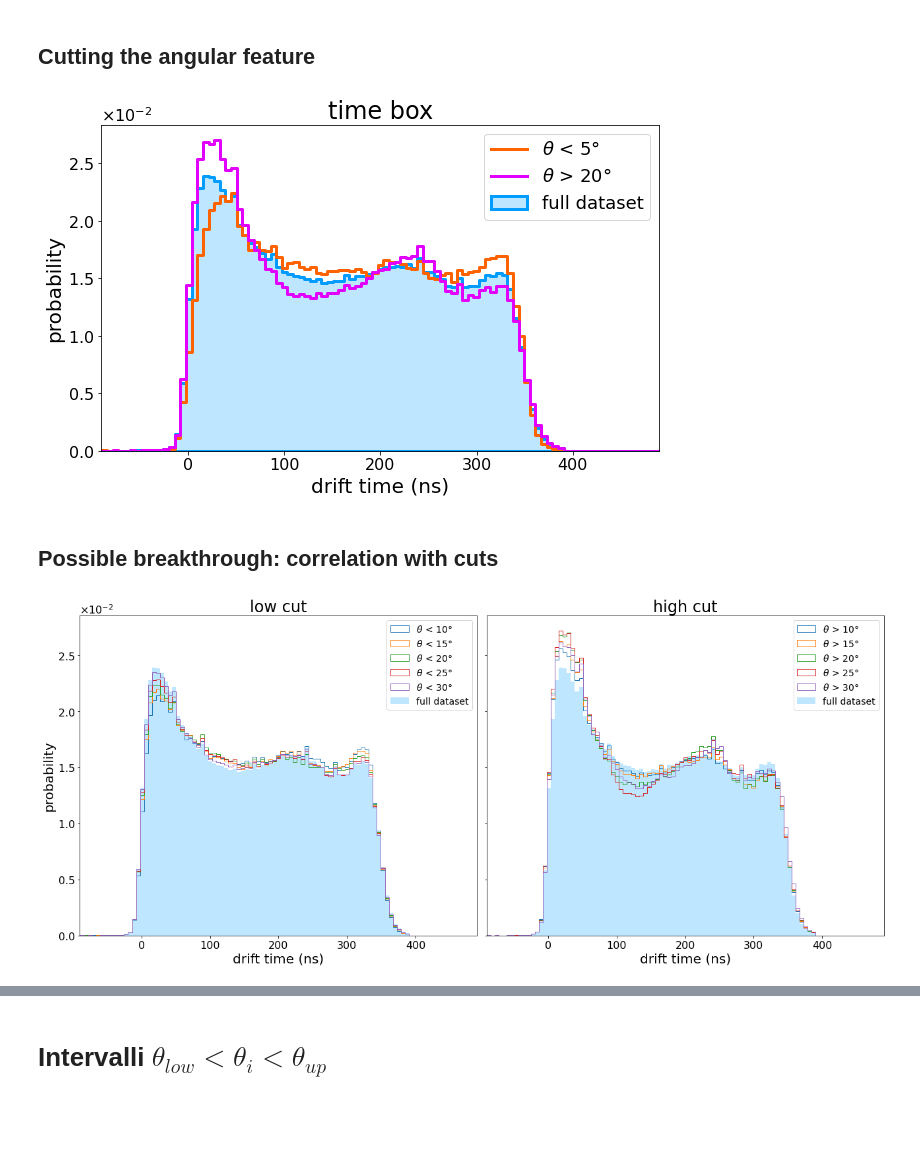
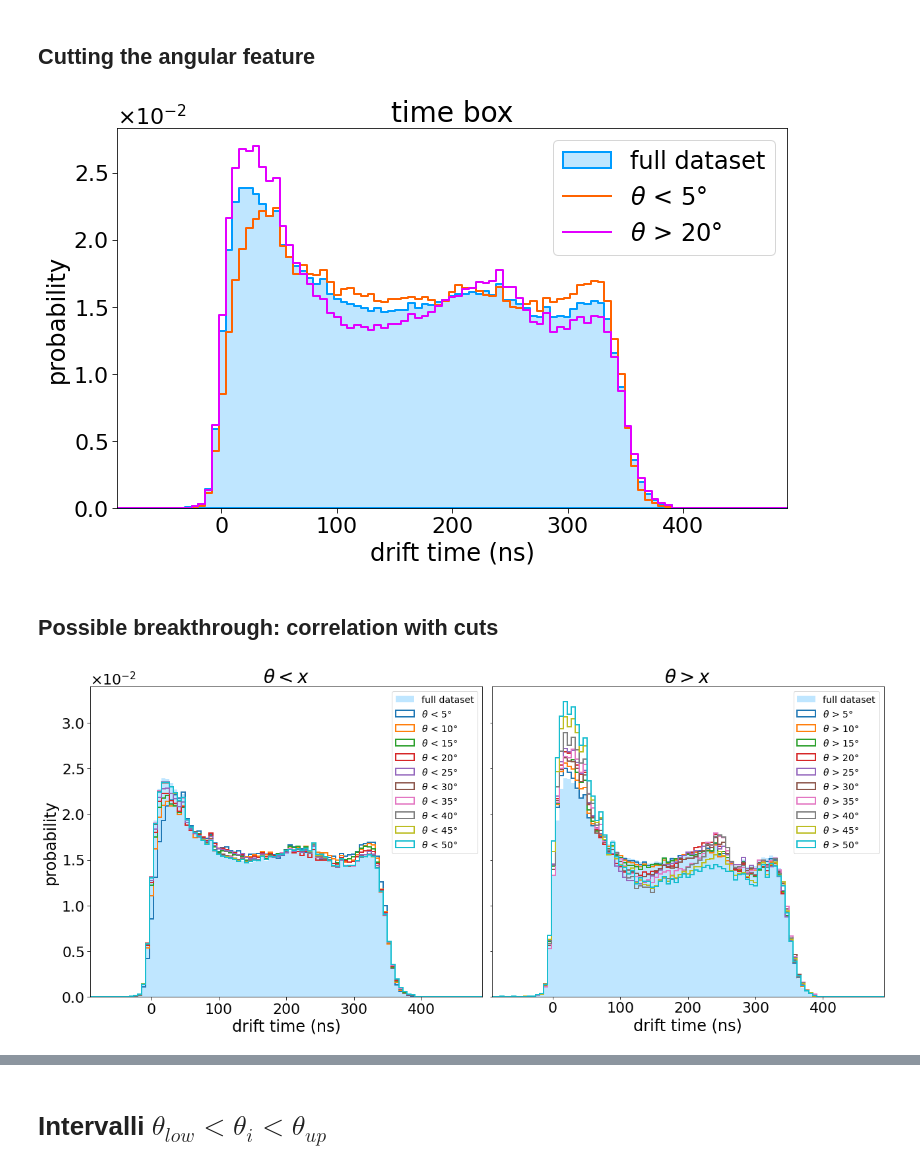
Before and after one commit to GiacomoFrn/Advanced-DQM-for-DT-detector, a Jupyter notebook: correlations/correlations_eda_54.ipynb, the cells around one changed output, grey strips where cells are left out. Cells and saved outputs as stored; diff of their text form; code cells hidden in the pictures; blank space fills up the shorter version.

```diff
--- a/correlations/correlations_eda_54.ipynb
+++ b/correlations/correlations_eda_54.ipynb
@@ -17,8 +17,12 @@ from matplotlib.ticker import ScalarFormatter
+# %%
+PLOT_PATH   = "./plots/"
+PLOT_PREFIX = "correlations_"
+PLOT_EXT    = ".png"
 # %% [markdown]
 ## Brief data inspection
 # %%
 # path to data file
-FILE_NAME = "../data/RUN000054_1_channels.h5"
+FILE_NAME = "../data/RUN0000541_channels.h5"
 
 # get keys
 f = h5py.File(FILE_NAME, "r")
@@ -33,7 +37,7 @@ df = pd.concat(
 )
 
 # rename columns
-df = df.rename(columns={"CH":"ch", "HIT_DRIFT_TIME":"drift_time", "THETA":"theta"})
+df = df.rename(columns={"CH":"ch", "HIT_DRIFT_TIME":"drift_time", "THETA":"theta", "D_WIRE_HIT":"d_wire"})
 
 print(f"Shape: {df.shape}")
 print(f'Features: {list(df.columns)}')
@@ -161,11 +257,11 @@ cut_1 = np.abs(df.theta) < 5
 cut_2 = np.abs(df.theta) > 20
 
 
-fig, ax = plt.subplots(figsize=(10,6))
+fig, ax = plt.subplots(figsize=(12,7))
 
-ax.set_title("time box")
-ax.set_xlabel("drift time (ns)")
-ax.set_ylabel("probability")        # using probability instead of density
+ax.set_title("time box", fontsize=28)
+ax.set_xlabel("drift time (ns)", fontsize=24)
+ax.set_ylabel("probability", fontsize=24)        # using probability instead of density
 
 ax.set_xlim(bins[0], bins[-1])
 
@@ -179,7 +275,7 @@ sns.histplot(
     fill      = True,
     color     = "#aadeff",
     edgecolor = "#009cff",
-    linewidth = 3,
+    linewidth = 2,
     label     = "full dataset",
     ax        = ax
 )
@@ -192,7 +288,7 @@ sns.histplot(
     element   = "step",
     fill      = False,
     color     = "#ff6300",
-    linewidth = 3,
+    linewidth = 2,
     label     = r"$\theta$ < 5°",
     ax        = ax
 )
@@ -205,7 +301,7 @@ sns.histplot(
     element   = "step",
     fill      = False,
     color     = "#e200ff",
-    linewidth = 3,
+    linewidth = 2,
     label     = r"$\theta$ > 20°",
     ax        = ax
 )
@@ -215,12 +311,19 @@ sns.histplot(
 # exponential y ticks
 ax.yaxis.set_major_formatter(ScalarFormatter(useMathText=True))
 ax.ticklabel_format(axis = 'y', style = 'sci', scilimits = (0,0))
+ax.yaxis.get_offset_text().set_fontsize(22)
+ax.tick_params(axis="both", which="major", labelsize=22, length=5)
 
-ax.legend(fontsize=18)
+
+
+ax.legend(fontsize=24)
+
+PLOT_NAME = "simple_cut"
+fig.savefig(PLOT_PATH+PLOT_PREFIX+PLOT_NAME+PLOT_EXT, dpi=300)
 
 plt.show()
 # %% [output]
-[figure, old version]
+[figure, new version]
 # %% [markdown]
 ## Possible breakthrough: correlation with cuts
 # %%
@@ -236,17 +339,7 @@ def normalize(hist):
     return (hist / np.sum(hist))
 # %%
 # list of selected values of theta
-thetas = [
-    # 5,
-    10,
-    15,
-    20,
-    25,
-    30,
-    # 35,
-    # 40,
-]
-# thetas = [ 10,20,30,40 ]
+thetas = np.arange(5, 55, 5)
 
 # create a list of masks (cuts) that slices data if theta is less than the selected value
 low_cuts = [
@@ -281,15 +374,19 @@ high_peaks_err = [e.max() for e in high_err]    # HORRIBLE WAY TO SELECT THE COR
 # %%
 fig, ax = plt.subplots(ncols=2, sharex=True, sharey=True, figsize=(18,8))
 
-ax[0].set_title("low cut")
+
+ax[0].set_title(r"$\theta < x$")
 ax[0].set_xlabel("drift time (ns)")
 ax[0].set_ylabel("probability")
-ax[1].set_title("high cut")
+ax[1].set_title(r"$\theta > x$")
 ax[1].set_xlabel("drift time (ns)")
 
 # exponential y ticks
 ax[0].yaxis.set_major_formatter(ScalarFormatter(useMathText=True))
 ax[0].ticklabel_format(axis = 'y', style = 'sci', scilimits = (0,0))
+ax[0].yaxis.get_offset_text().set_fontsize(22)
+ax[0].tick_params(axis="both", which="major", labelsize=22, length=5)
+
 
 # x range
 ax[0].set_xlim(bins[0], bins[-1])
@@ -320,34 +417,40 @@ sns.histplot(
 )
 # ------------------------------------
 
 # low-cut time boxes
 for h, theta in zip(low_hists, thetas):
     ax[0].hist(
         bins[:-1],
         bins=bins,
         weights=h,
         histtype="step",
+        linewidth = 2,
         label=r"$\theta$ < "+str(theta)+"°"
     )
 
 # high-cut time boxes
 for h, theta in zip(high_hists, thetas):
     ax[1].hist(
         bins[:-1],
         bins=bins,
         weights=h,
         histtype="step",
+        linewidth = 2,
         label=r"$\theta$ > "+str(theta)+"°"
     )
 
 
 ax[0].legend(fontsize=14)
 ax[1].legend(fontsize=14)
 
 fig.tight_layout()
+
+PLOT_NAME = "timebox_shape"
+fig.savefig(PLOT_PATH+PLOT_PREFIX+PLOT_NAME+PLOT_EXT, dpi=300)
+
 plt.show()
 # %% [output]
-[figure, old version]
+[figure, new version]
 # %%
 # linear function
 def lin(x, a, b): return a + b*x
```
Also changed, not shown: parts of 10 cells of this notebook, 7 other files.
